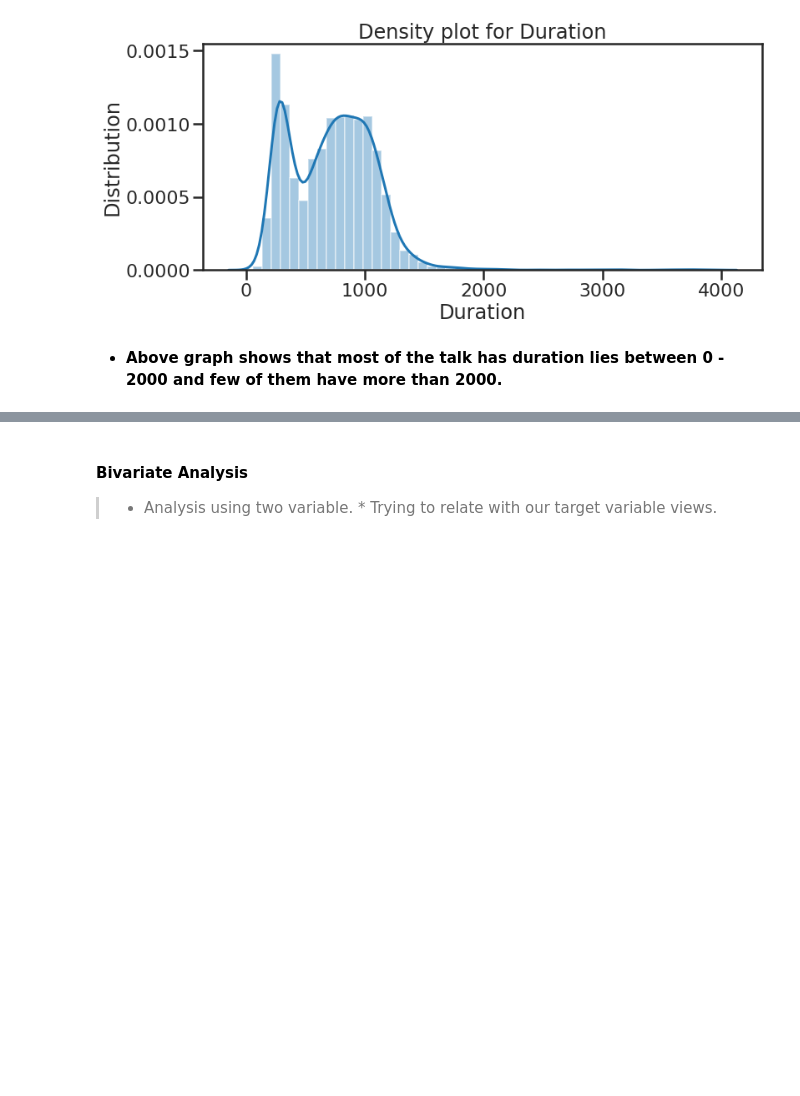
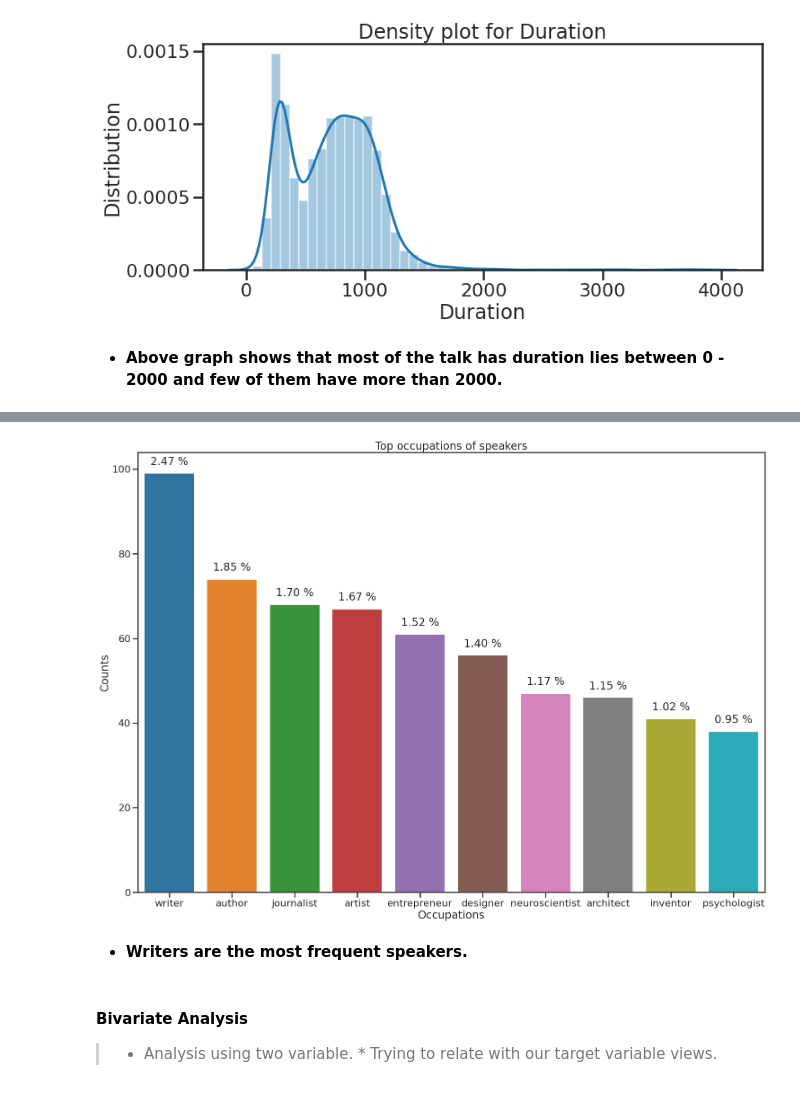
Before and after one commit to abhinav4201/Ted-talk-views-prediction, a Jupyter notebook: TED_TALKS_Views_Prediction_Capstone_Project.ipynb, the cells around one changed output, grey strips where cells are left out. Cells and saved outputs as stored; diff of their text form; code cells hidden in the pictures; blank space fills up the shorter version.

```diff
--- a/TED_TALKS_Views_Prediction_Capstone_Project.ipynb
+++ b/TED_TALKS_Views_Prediction_Capstone_Project.ipynb
@@ -342,0 +346,19 @@ dtype => published_date :  datetime64[ns]
+# %%
+# extracting date, month, year from published date and adding to dataset
+
+#Extracting month from publish_date column
+dataset['published_month'] = pd.DatetimeIndex(dataset['published_date']).month
+dataset['published_month'] = dataset['published_month'].apply(lambda x:
+                                                    calendar.month_abbr[x])
+
+#Extracting day from publish_date column
+dataset['published_day'] = pd.DatetimeIndex(dataset['published_date']).day
+
+#Extracting year from publish_date column
+dataset['published_year'] = pd.DatetimeIndex(dataset['published_date']).year
+
+#calculating video age with respect to year and day by adding one day to last data value
+dataset['video_age_day'] = dataset['published_date'].max() + timedelta(days=1)-(
+                                   pd.DatetimeIndex(dataset['published_date']))
+dataset['video_age_year']= dataset['video_age_day'].apply(lambda x : x.days)/365
+dataset.tail(3)
@@ -342,0 +373,6 @@ dtype => published_date :  datetime64[ns]
+# %%
+# adding avg daily views and yearly avg count
+dataset['avg_daily_views'] = dataset['views'] / dataset['video_age_day'].apply(
+                                              lambda x : x.days).astype('int64')
+dataset['avg_yearly_views'] = dataset['views'] / dataset['video_age_year']
+dataset.tail(3)
@@ -390,0 +444,6 @@ plt.xlabel("Duration");
+# %%
+dataset['occupations'] = dataset.apply(lambda row : row['occupations'][0][0],axis=1)
+# %%
+# checking top occupation and getting top 10 value
+top_occ = dataset['occupations'].value_counts()[1:].head(10).reset_index()
+top_occ
@@ -391,3 +462,16 @@ plt.xlabel("Duration");
+# %%
+plt.figure(figsize=(25,18));
+plt.title('Top occupations of speakers');
+ax = sns.barplot(x='index',y='occupations',data=top_occ);
+plt.xlabel("Occupations");
+plt.ylabel('Counts');
+for i,p in enumerate(ax.patches):
+        height = p.get_height()
+        ax.text(p.get_x()+p.get_width()/2., height + 2, '{:1.2f} %'.format(height *100 / len(dataset[dataset['occupations'] != 'O'])), ha="center")
+# %% [output]
+[figure, added]
+# %% [markdown]
+* **Writers are the most frequent speakers.**
 # %% [markdown]
 #### **Bivariate Analysis**
 > * Analysis using two variable.
```
Also changed, not shown: parts of 25 cells of this notebook.
